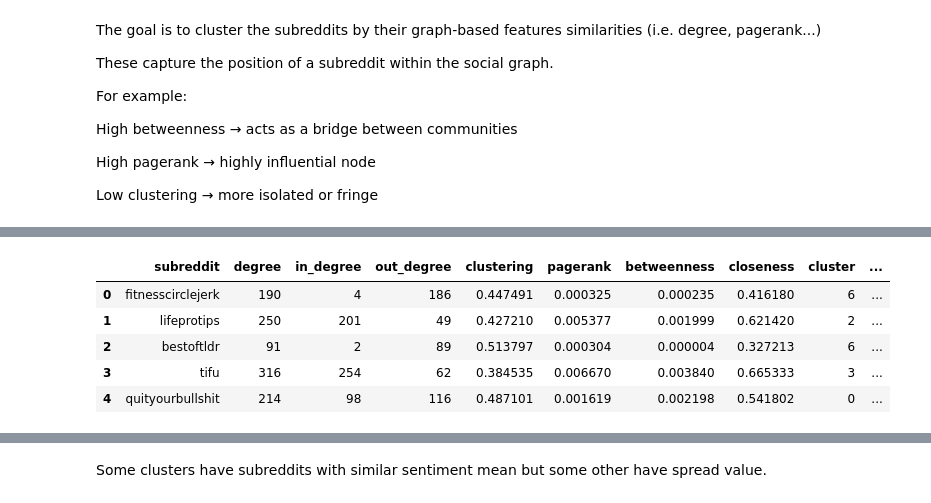
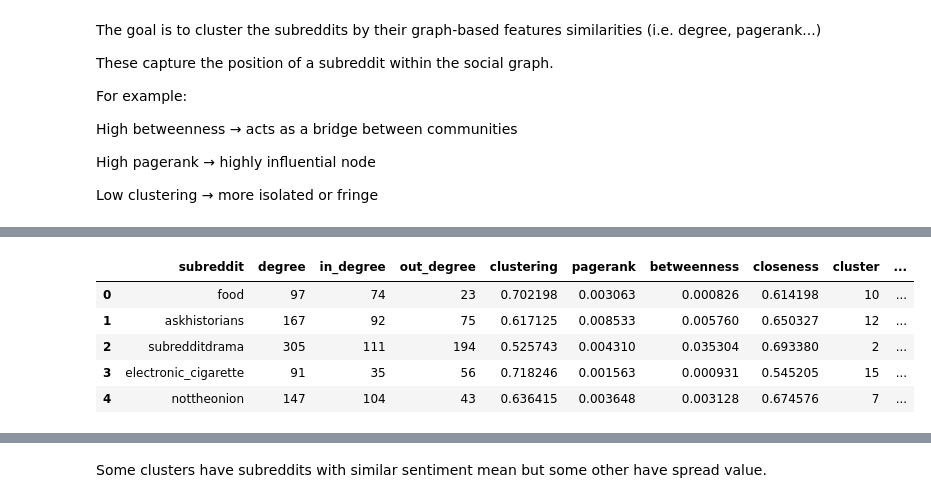
Before and after one commit to epfl-ada/ada-2025-project-othertagada, a Jupyter notebook: maguette.ipynb, the cells around one changed output, grey strips where cells are left out. Drawn from its saved outputs; the diff is of its cells as text; code cells hidden in the pictures.

```diff
--- a/maguette.ipynb
+++ b/maguette.ipynb
@@ -54,7 +56,8 @@ LINK_SENTIMENT year_month   -1     1  ratio_per_month
 activity_counts = df['SOURCE_SUBREDDIT'].value_counts() + df['TARGET_SUBREDDIT'].value_counts()
 
 # Keep top 500 most active subreddits
-top_subreddits = activity_counts.nlargest(500).index
+nb_active_subreddits = 200
+top_subreddits = activity_counts.nlargest(nb_active_subreddits).index
 
 # Filter dataset
 df_filtered = df[
@@ -89,3 +92,5 @@ G_= nx.from_pandas_edgelist(
     edge_attr='LINK_SENTIMENT',
     create_using=nx.DiGraph()
 )
+
+G_core = compute_core_subgraph(df, nb_active_subreddits)
@@ -168,8 +177,8 @@ def extract_graph_features(G):
 
     return features
 
-features = extract_graph_features(G_)
-n_clusters = 10
+features = extract_graph_features(G_core)
+n_clusters = 20
 
 def kmeans_cluster_graph_features(features, n_clusters=10):
     """
@@ -201,29 +210,69 @@ def kmeans_cluster_graph_features(features, n_clusters=10):
 
     return features, kmeans
 
-features, kmeans_model = kmeans_cluster_graph_features(features)
+features, kmeans_model = kmeans_cluster_graph_features(features, n_clusters)
 
 # --- Mean sentiment per subreddit ---
 # Each subreddit may appear as SOURCE or TARGET, so we consider both
-mean_sentiment = df_filtered.groupby('SOURCE_SUBREDDIT')['LINK_SENTIMENT'].mean()
+## mean_sentiment = df_filtered.groupby('SOURCE_SUBREDDIT')['LINK_SENTIMENT'].mean()
+def mean_sentiment_per_subreddit_in_graph(G, df, features):
+    """
+    Compute the mean sentiment of each subreddit in the graph G and the variance of these
+    mean sentiment scores within each cluster.
+    Add 'mean_sentiment' and 'sentiment_variance' columns to the features.
 
-# Convert to DataFrame and merge
-sentiment_df = mean_sentiment.reset_index()
-sentiment_df.columns = ['subreddit', 'mean_sentiment']
+    Parameters
+    ----------
+    G : networkx.Graph or networkx.DiGraph
+        The subreddit interaction graph. Only subreddits (nodes) present
+        in this graph are considered when computing sentiment averages.
 
-# Merge into features
-features = features.merge(sentiment_df, on='subreddit', how='left')
+    df : pandas.DataFrame
+        The full dataset of subreddit interactions.
 
-# --- Variance of sentiment within each cluster ---
-cluster_variance = features.groupby('cluster')['mean_sentiment'].var().reset_index()
-cluster_variance.columns = ['cluster', 'sentiment_variance']
+    features : pandas.DataFrame
+        A DataFrame containing per-subreddit graph features and cluster
+        assignments.
 
-print("Variance of mean sentiment within each cluster:")
-print(cluster_variance)
+    Returns
+    -------
+    features : pandas.DataFrame
+        The input `features` DataFrame enriched with new 'mean_sentiment' and 'sentiment_variance'
+        columns.
+    cluster_variance : pandas.DataFrame
+        A separate DataFrame summarizing the variance of mean sentiment per cluster.
+    """
 
-# Add cluster variance to features if useful
-features = features.merge(cluster_variance, on='cluster', how='left')
+    valid_subreddits = set(G.nodes())
 
+    mean_sentiment = (
+        df[df['SOURCE_SUBREDDIT'].isin(valid_subreddits)]
+        .groupby('SOURCE_SUBREDDIT')['LINK_SENTIMENT']
+        .mean()
+    )
+
+
+    # Convert to DataFrame and merge
+    sentiment_df = mean_sentiment.reset_index()
+    sentiment_df.columns = ['subreddit', 'mean_sentiment']
+
+    # Merge into features
+    features = features.merge(sentiment_df, on='subreddit', how='left')
+
+    # --- Variance of sentiment within each cluster ---
+    cluster_variance = features.groupby('cluster')['mean_sentiment'].var().reset_index()
+    cluster_variance.columns = ['cluster', 'sentiment_variance']
+
+    ### ###
+    print("Variance of mean sentiment within each cluster:")
+    print(cluster_variance)
+
+    # Add cluster variance to features if useful
+    features = features.merge(cluster_variance, on='cluster', how='left')
+
+    return features, cluster_variance
+
+features, cluster_variance = mean_sentiment_per_subreddit_in_graph(G_core, df, features)
 # Inspect enriched feature table
 features.head()
 # %% [output]
@@ -242,6 +296,6 @@ Variance of mean sentiment within each cluster:
 |  | subreddit | degree | in_degree | out_degree | clustering | pagerank | betweenness | closeness | cluster | ... |
-| 0 | fitnesscirclejerk | 190 | 4 | 186 | 0.447491 | 0.000325 | 0.000235 | 0.416180 | 6 | ... |
-| 1 | lifeprotips | 250 | 201 | 49 | 0.427210 | 0.005377 | 0.001999 | 0.621420 | 2 | ... |
-| 2 | bestoftldr | 91 | 2 | 89 | 0.513797 | 0.000304 | 0.000004 | 0.327213 | 6 | ... |
-| 3 | tifu | 316 | 254 | 62 | 0.384535 | 0.006670 | 0.003840 | 0.665333 | 3 | ... |
-| 4 | quityourbullshit | 214 | 98 | 116 | 0.487101 | 0.001619 | 0.002198 | 0.541802 | 0 | ... |
+| 0 | food | 97 | 74 | 23 | 0.702198 | 0.003063 | 0.000826 | 0.614198 | 10 | ... |
+| 1 | askhistorians | 167 | 92 | 75 | 0.617125 | 0.008533 | 0.005760 | 0.650327 | 12 | ... |
+| 2 | subredditdrama | 305 | 111 | 194 | 0.525743 | 0.004310 | 0.035304 | 0.693380 | 2 | ... |
+| 3 | electronic_cigarette | 91 | 35 | 56 | 0.718246 | 0.001563 | 0.000931 | 0.545205 | 15 | ... |
+| 4 | nottheonion | 147 | 104 | 43 | 0.636415 | 0.003648 | 0.003128 | 0.674576 | 7 | ... |
```
Also changed, not shown: parts of 7 cells of this notebook, 3 other files.
